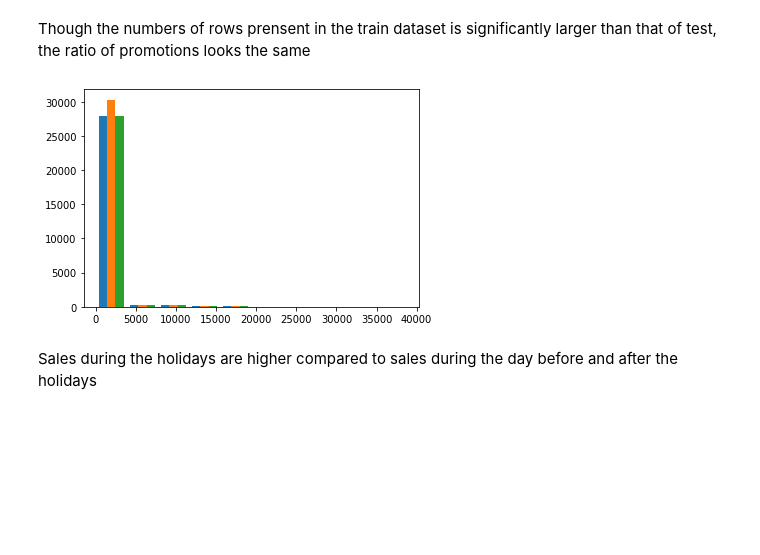
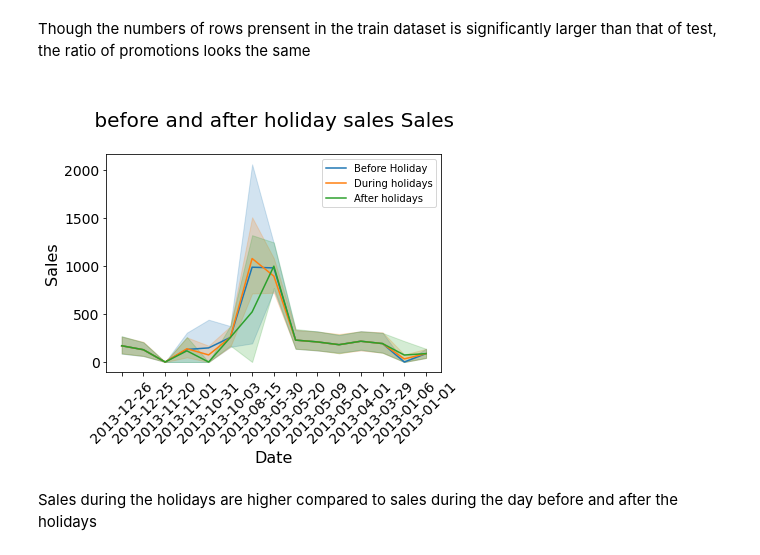
Before and after one commit to toussyn/pharm_sales_prediction, a Jupyter notebook: notebooks/eda.ipynb, the cells around one changed output. Saved outputs shown, nothing was run; the diff lists cells and outputs as text; code cells hidden in the pictures; blank space fills up the shorter version.

```diff
--- a/notebooks/eda.ipynb
+++ b/notebooks/eda.ipynb
@@ -200,31 +200,40 @@ plt.show()
 Though the numbers of rows prensent in the train dataset is significantly larger than that of test, the ratio of promotions looks the same
 # %%
 #getting the sales of beroe ; during and after state holiday
-df_sh = train[train['StateHoliday'] != 0]
+df_sh = train[(train['StateHoliday'] != 0) & (train['Date'] < '2014-01-01')]
 sh = df_sh.index.tolist()
 
 bsh = []
 ash = []
 l = max(train.index.tolist())
 for i in sh:
   j = i - 1
   k = i + 1
   bsh.append(j)
   if k < l:
     ash.append(k)
 
 #converting before and after indices to df
 df_bsh = train.loc[bsh]
 df_ash = train.loc[ash]
 
 #removing state holiday remnants from before and after df
 df_bsh = df_bsh[df_bsh['StateHoliday'] != 0]
 df_ash = df_ash[df_ash['StateHoliday'] != 0]
 
-plt.hist([df_bsh['Sales'], df_sh['Sales'], df_ash['Sales']])
+sns.lineplot(x = df_bsh['Date'], y = df_bsh['Sales'], label='Before Holiday')
+sns.lineplot(x = df_sh['Date'], y = df_sh['Sales'], label='During holidays')
+sns.lineplot(x = df_ash['Date'], y = df_ash['Sales'], label='After holidays')
+
+plt.title("\n before and after holiday sales Sales \n", size=20)
+plt.xticks(fontsize=14)
+plt.xticks(rotation=45)
+plt.yticks(fontsize=14)
+plt.xlabel(xlabel="Date", fontsize=16)
+plt.ylabel(ylabel="Sales", fontsize=16)
 plt.show()
 # %% [output]
-[figure, old version]
+[figure, new version]
 # %% [markdown]
 Sales during the holidays are higher compared to sales during the day before and after the holidays
 # %%
```
Also changed, not shown: parts of 5 cells of this notebook.
